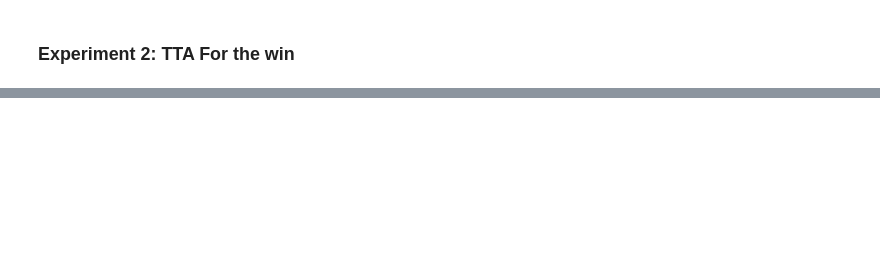
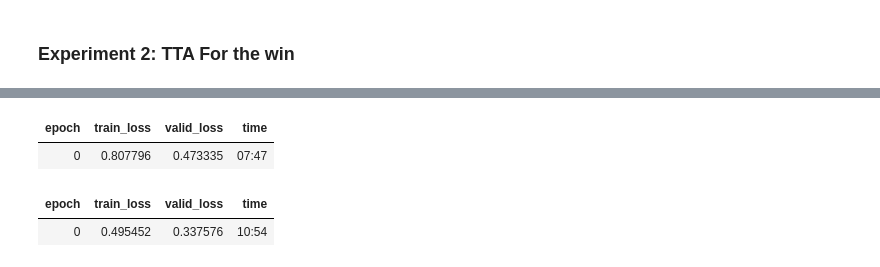
Before and after one commit to Virgo-Alpha/Mask_Detection, a Jupyter notebook: detector.ipynb, the cells around one changed output, grey strips where cells are left out. Drawn from its saved outputs; the diff is of its cells as text; code cells hidden in the pictures; blank space fills up the shorter version.

```diff
--- a/detector.ipynb
+++ b/detector.ipynb
@@ -366,0 +378,48 @@ sub.to_csv("/content/drive/My Drive/Colab Notebooks/Data/masked_submission4.csv"
+# %%
+# get_x now contains our warping code
+def get_x_warped(ID):
+  im = Image.open(f'/content/drive/My Drive/Colab Notebooks/Data/images/{ID}') # Load the image
+  w, h = im.size
+  im = im.transform((w, h), Image.QUAD,
+        (0.25*w, 0.33*h, 0*w, 0.7*h, 1*w, 0.7*h, 0.75*w, 0.33*h), Image.BICUBIC)
+  im = im.convert('RGB')
+  im = im.resize((224, 224))
+  return np.array(im) # Return it as a numpy array
+
+# And the label
+def get_y(ID):
+  label = df.loc[df.image == ID]['target'].values[0]
+  return int(label)
+
+# Get the list of Image IDS:
+def get_im_ids(path):
+  return df.image.values
+
+# And build the datablock
+dblock = DataBlock(
+    blocks=(ImageBlock, CategoryBlock),
+    get_items=get_im_ids,
+    get_x=get_x_warped,
+    get_y=get_y,
+    splitter=IndexSplitter(np.argwhere(df['val'].values == 1)),
+    batch_tfms=aug_transforms(size=224, min_scale=0.9)
+)
+dls = dblock.dataloaders(Path(''), bs=16)
+
+# Create and train the model
+learn = cnn_learner(dls, resnet34)
+
+learn.fine_tune(1)
+
+test_preds, test_labels = learn.get_preds(dl=tdl, reorder=False)
+sub = pd.DataFrame({
+    'image':test['image'],
+    'target':[p[1] for p in test_preds.numpy()]
+})
+
+sub.to_csv("/content/drive/My Drive/Colab Notebooks/Data/masked_submission5.csv", index=False)
+# %% [output]
+| epoch | train_loss | valid_loss | time |
+| 0 | 0.807796 | 0.473335 | 07:47 |
+| epoch | train_loss | valid_loss | time |
+| 0 | 0.495452 | 0.337576 | 10:54 |
```
Also changed, not shown: parts of 15 cells of this notebook.
